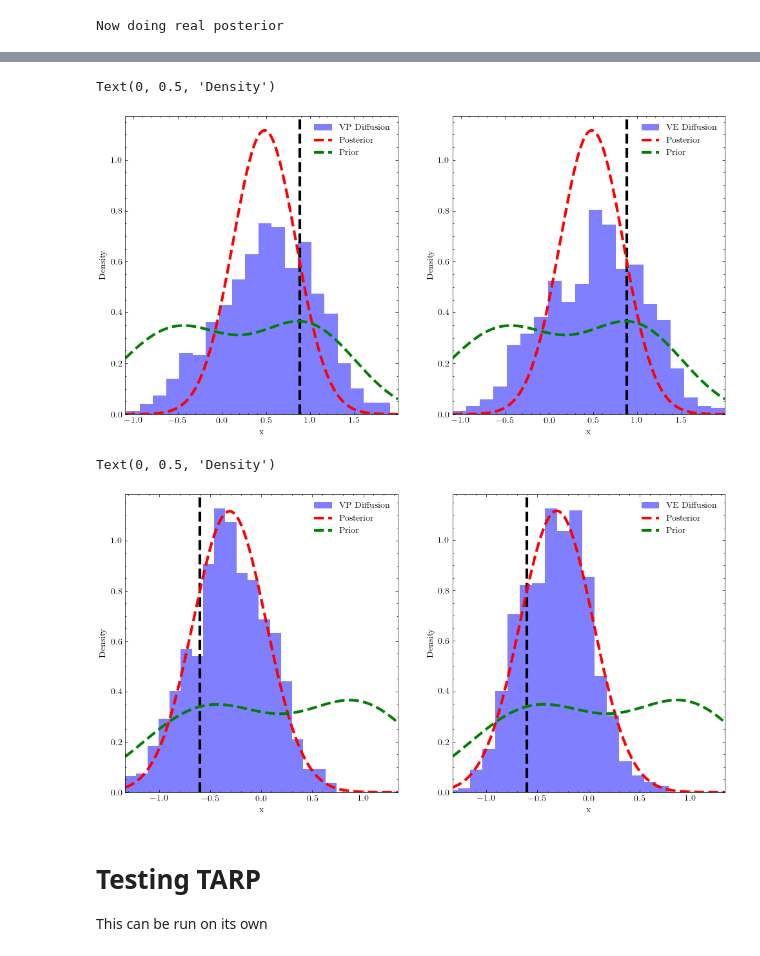
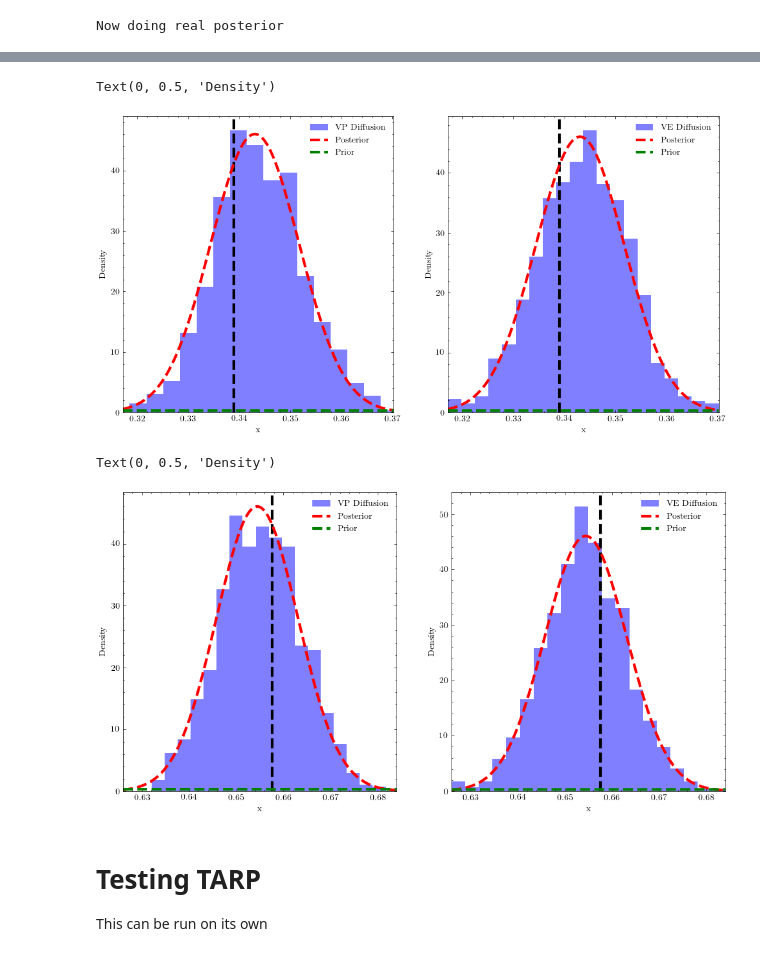
Before and after one commit to AlexandreAdam/DeblendingGalaxies, a Jupyter notebook: notebooks/diffusion_guidance_factor.ipynb, the cells around one changed output, grey strips where cells are left out. Cells and saved outputs as stored; diff of their text form; code cells hidden in the pictures.

```diff
--- a/notebooks/diffusion_guidance_factor.ipynb
+++ b/notebooks/diffusion_guidance_factor.ipynb
@@ -372,11 +436,12 @@ First thing we will do is compare the high temperature distributions to see the
 Note:
 Keep in mind that our world model is such that the ground truth is generated by the prior. In the real world, the ground truth might be generated by a different process. We will explore such a case after, since this is the most interesting but also the most tricky case.
 # %%
-alpha = 2
-sde = "VE"
-N = 1000
-def approximate_posterior_score(t, x, y, A, sigma_n, sde):
-    return alpha * likelihood_score(y, t, x, A, sigma_n, sde) + prior_score(t, x, sde)
+alpha = 1
+sde = "TSVE"
+ridge = 1e-6
+N = 2000
+def approximate_posterior_score(t, x, y, A, sigma_n, sde, ridge):
+    return alpha * likelihood_score(y, t, x, A, sigma_n, sde, ridge) + prior_score(t, x, sde)
 t = torch.ones([B]) * T
 x = torch.randn([B, m]) * sigma(t, sde) # Start from high temperature
 dt = -T / N
@@ -384,7 +449,7 @@ dt = -T / N
 diffusion = []
 with torch.no_grad():
     for step in tqdm(range(N)):
-        score_fn = lambda t, x, sde: approximate_posterior_score(t, x, y, A, sigma_n, sde)
+        score_fn = lambda t, x, sde: approximate_posterior_score(t, x, y, A, sigma_n, sde, ridge)
         x = backward(t, x, dt, score_fn, sde)
         diffusion.append(x.numpy().squeeze())
         if torch.any(torch.isnan(x)):
@@ -404,7 +469,7 @@ for t in ts:
     post /= post.max() # renormalize for plotting
     prior = torch.exp(make_prior(torch.ones(1)*t, sde).log_prob(x_lin).squeeze())
 
-    likelihood = torch.exp(alpha * make_likelihood(torch.ones(1)*t, A, sigma_n, sde).log_prob(mu(torch.ones(1)*t, sde)*y - left_matmul(A, x_lin))).squeeze() # Don't forget the to rescale the observation by mu(t)!
+    likelihood = torch.exp(alpha * make_likelihood(torch.ones(1)*t, A, sigma_n, sde, ridge).log_prob(mu(torch.ones(1)*t, sde)*y - left_matmul(A, x_lin))).squeeze() # Don't forget the to rescale the observation by mu(t)!
     approx_posterior = prior * likelihood
     approx_posterior /= approx_posterior.max() # renormalize for plotting
 
@@ -432,11 +497,11 @@ ax1.legend(lines, labels, fontsize=15, frameon=1, loc=2)
 # %%
 N_posterior = 100
 N = 200 # em steps
-alphas = [1, 5, 10]
-A = torch.randn([n, m])
-sigma_n = 1e-1
+alphas = [1]#, 5, 10]
+sigma_n = 1e-2
 ve_posteriors = {key: [] for key in alphas}
 vp_posteriors = {key: [] for key in alphas}
+A = torch.randn([n, m]) # keep the same A for both experiments
 
 
 theta = {alpha: [] for alpha in alphas}
@@ -469,7 +534,7 @@ for alpha in alphas:
             break
         ve_posteriors[alpha].append(x_ve.numpy())
 
-        sde = "VP"
+        sde = "TSVE"
         t = torch.ones([B]) * T
         x_vp = torch.randn([B, m]) * sigma(t, sde) # Start from high temperature
         dt = -T / N
@@ -514,7 +577,7 @@ for post in tqdm(range(N_posterior)):
 
     ve_real_posteriors.append(x_ve.numpy())
 
-    sde = "VP"
+    sde = "TSVE"
     t = torch.ones([B]) * T
     x_vp = torch.randn([B, m]) * sigma(t, sde)
     dt = -T / N
@@ -591,6 +654,6 @@ plt.subplots_adjust(hspace=0, wspace=0)
 # %%
 index = np.random.randint(N_posterior)
-alpha = alphas[2]
+alpha = alphas[0]
 
 xmax = ve_posterior_samples[alpha][:, index, 0].max()
 xmin = ve_posterior_samples[alpha][:, index, 0].min()
@@ -619,39 +682,39 @@ ax2.set_xlabel("x")
 ax2.set_ylabel("Density")
 # %% [output]
 Text(0, 0.5, 'Density')
-[figure, old version]
+[figure, new version]
 # %%
 index = np.random.randint(N_posterior)
 
-xmax = x_vp.max()
-xmin = x_vp.min()
+xmax = ve_real_posterior_samples[:, index, 0].max()
+xmin = ve_real_posterior_samples[:, index, 0].min()
 x_lin = torch.linspace(xmin, xmax, 200).view(-1, 1).float()
 x_like =  torch.linspace(-10, 10, 500).view(-1, 1).float()
 
 post = torch.exp(make_posterior(torch.zeros(1), ys_real[index], A, sigma_n, "VP").log_prob(x_lin).squeeze())
 prior = torch.exp(make_prior(torch.zeros(1), "VP").log_prob(x_lin).squeeze())
 
 fig, (ax1, ax2) = plt.subplots(1, 2, figsize=(12, 6))
 ax1.hist(vp_real_posterior_samples[:, index, 0], bins=20, density=True, label="VP Diffusion", color="b", alpha=0.5)
 ax1.axvline(theta_real_samples[index, 0], color="k", ls="--", lw=3)
 ax1.plot(x_lin.squeeze(), post,  "r--", lw=3, label="Posterior")
 ax1.plot(x_lin.squeeze(), prior, "g--", lw=3, label="Prior")
 ax1.legend()
 ax1.set_xlim(xmin, xmax)
 ax1.set_xlabel("x")
 ax1.set_ylabel("Density")
 
 ax2.hist(ve_real_posterior_samples[:, index, 0], bins=20, density=True, label="VE Diffusion", color="b", alpha=0.5)
 ax2.axvline(theta_real_samples[index, 0], color="k", ls="--", lw=3)
 ax2.plot(x_lin.squeeze(), post,  "r--", lw=3, label="Posterior")
 ax2.plot(x_lin.squeeze(), prior, "g--", lw=3, label="Prior")
 ax2.legend()
 ax2.set_xlim(xmin, xmax)
 ax2.set_xlabel("x")
 ax2.set_ylabel("Density")
 # %% [output]
 Text(0, 0.5, 'Density')
-[figure, old version]
+[figure, new version]
 # %% [markdown]
 # Testing TARP
 
```
Also changed, not shown: parts of 15 cells of this notebook, 15 other files.
